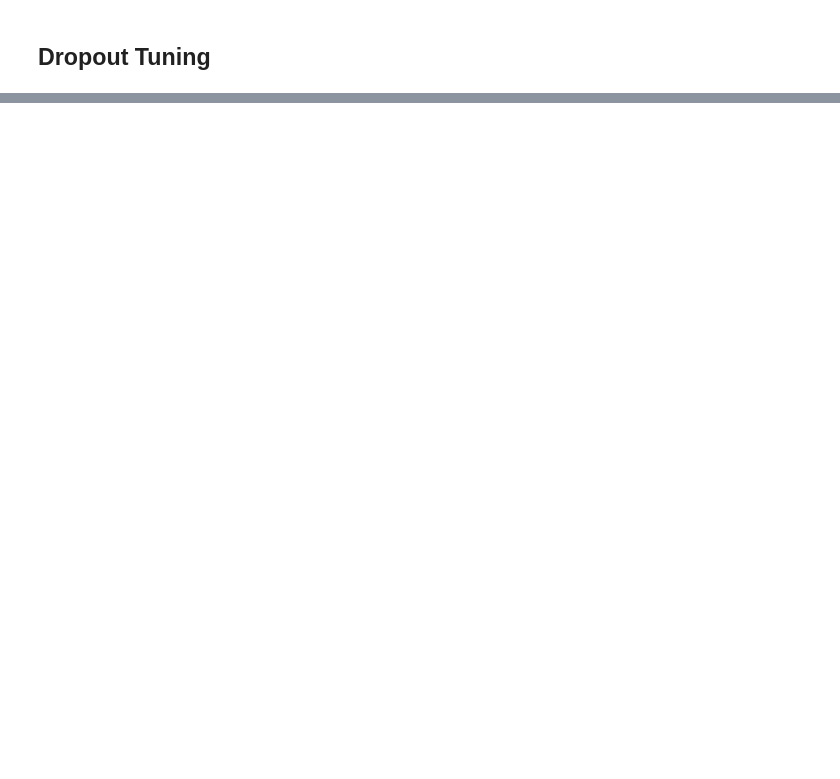
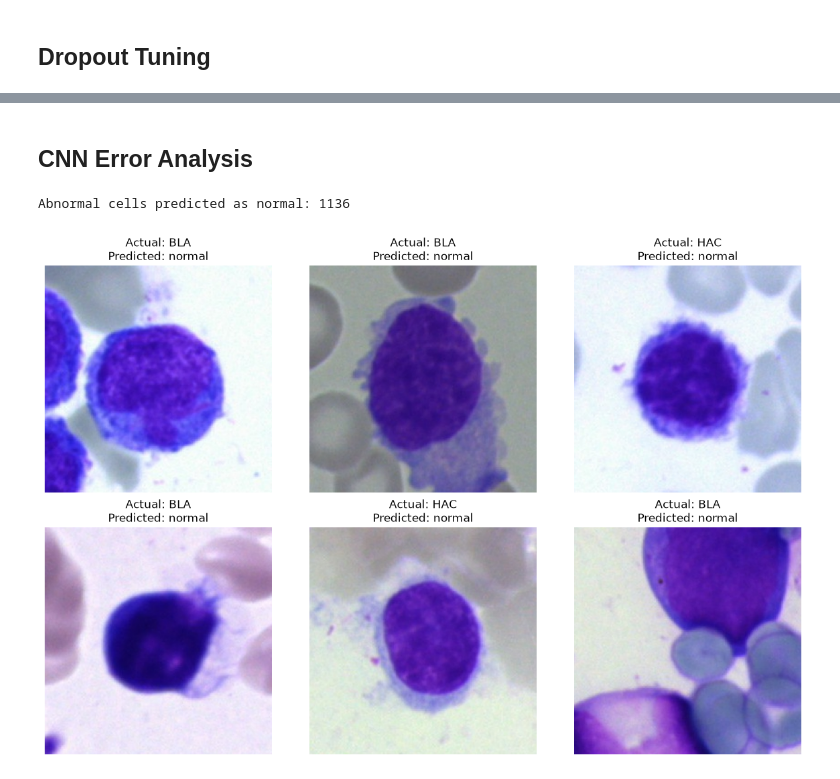
Before and after one commit to sn82978/CS184A-Project, a Jupyter notebook: Models/CNN/train_cnn.ipynb, the cells around one changed output, grey strips where cells are left out. Drawn from its saved outputs; the diff is of its cells as text; code cells hidden in the pictures; blank space fills up the shorter version.

```diff
--- a/Models/CNN/train_cnn.ipynb
+++ b/Models/CNN/train_cnn.ipynb
@@ -668,0 +1031,34 @@ Best Epoch: 8
+# %% [markdown]
+## CNN Error Analysis
+# %%
+# Find abnormal cells predicted as normal
+mistakes = []
+
+for i in range(len(test_labels)):
+    true_label = classes[test_labels[i]]
+    predicted_label = classes[test_preds[i]]
+
+    if true_label != "normal" and predicted_label == "normal":
+        mistakes.append(i)
+
+print("Abnormal cells predicted as normal:", len(mistakes))
+
+# Display the first 6 examples
+fig, axes = plt.subplots(2, 3, figsize=(12, 8))
+
+for ax, idx in zip(axes.flat, mistakes[:6]):
+    image_path = os.path.join(ROOT, test_df.iloc[idx]["filepath"])
+
+    with Image.open(image_path) as img:
+        image = img.convert("RGB")
+
+    ax.imshow(image)
+    ax.set_title(f"Actual: {classes[test_labels[idx]]}\n"
+                 f"Predicted: {classes[test_preds[idx]]}")
+    ax.axis("off")
+
+plt.tight_layout()
+plt.show()
+# %% [output]
+Abnormal cells predicted as normal: 1136
+[figure, added]
```
Also changed, not shown: parts of 18 cells of this notebook, 2 other files.
